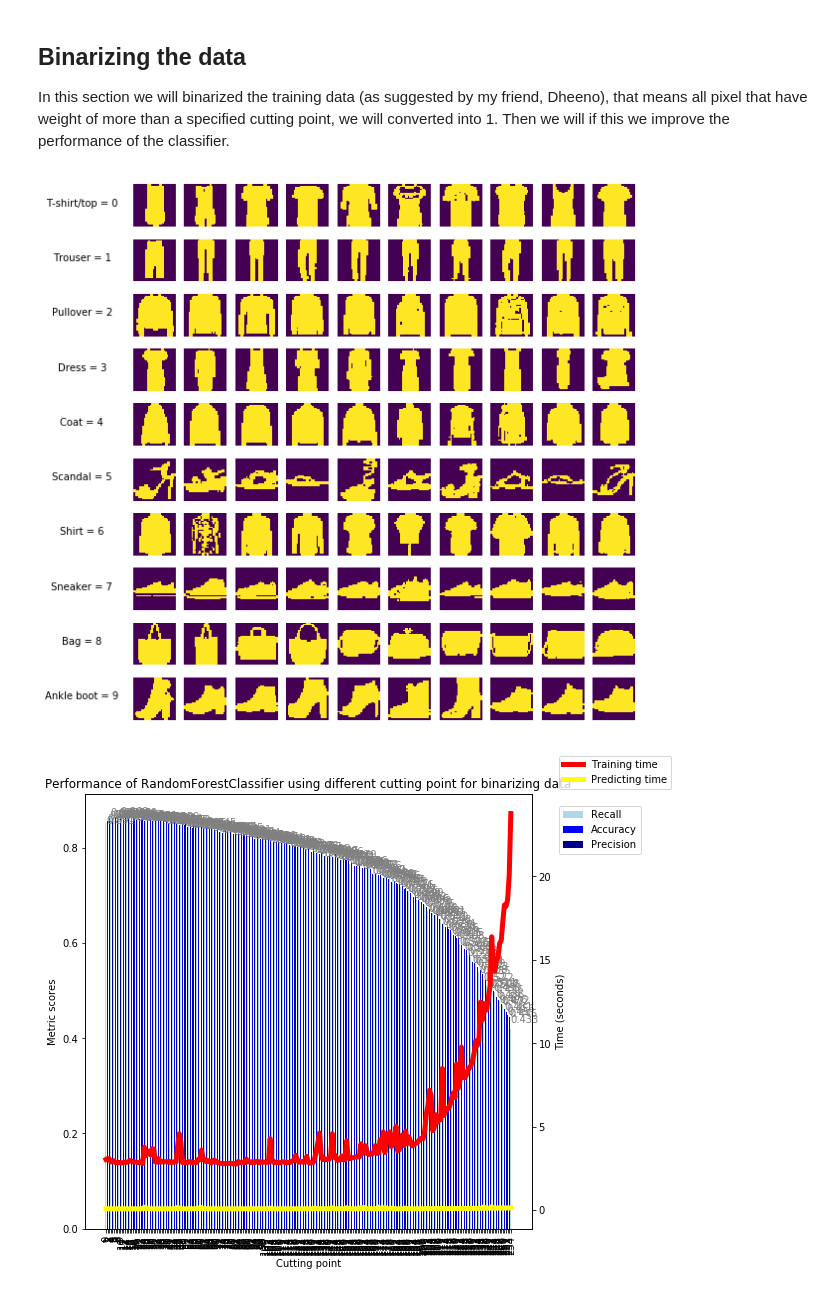
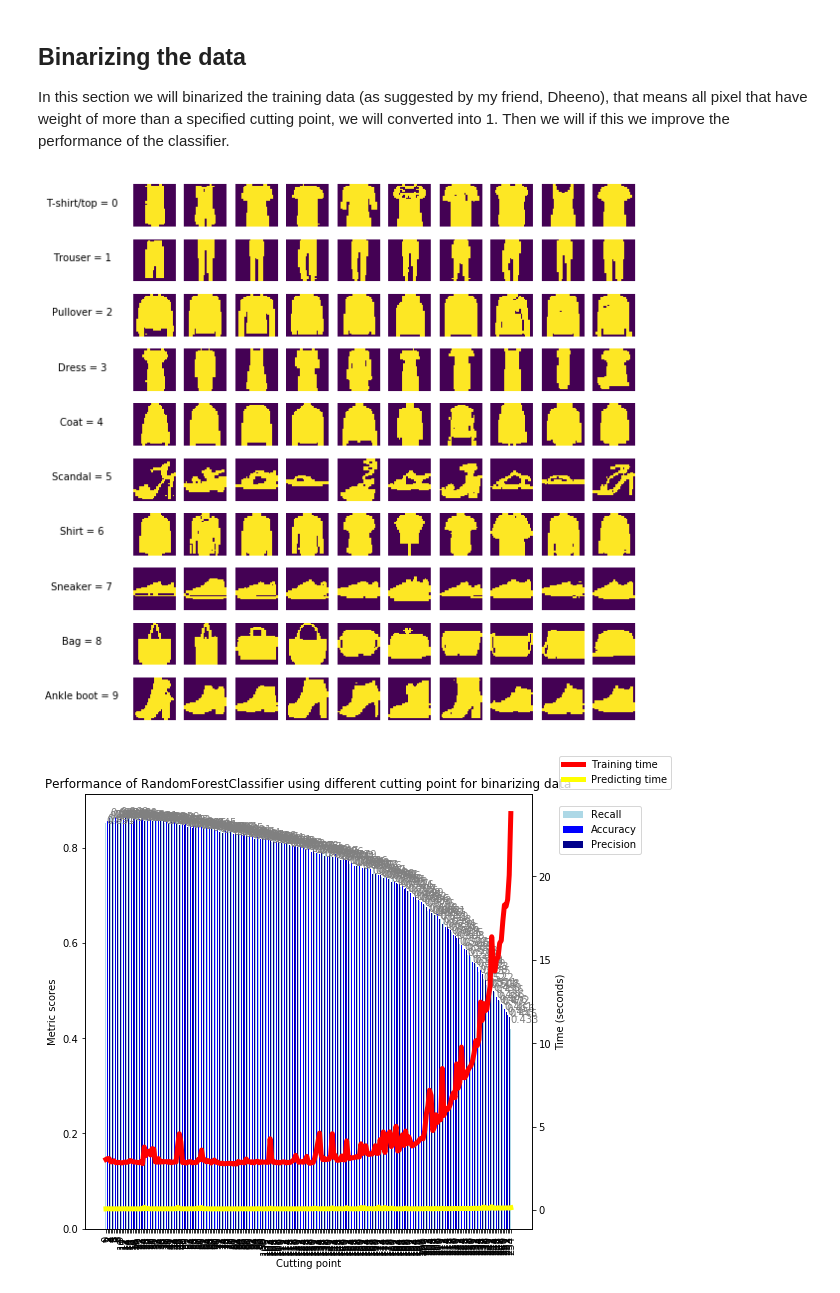
Before and after one commit to wongjiahau/fashion-mnist, a Jupyter notebook: main.ipynb, the cells around one changed output. Drawn from its saved outputs; the diff is of its cells as text; code cells hidden in the pictures.

```diff
--- a/main.ipynb
+++ b/main.ipynb
@@ -570,13 +569,13 @@ Then we will if this we improve the performance of the classifier.
 # %%
 def binarize(data, cutting_point):
     data[data <= cutting_point] = 0
     data[data > cutting_point] = 1
 
 X_train_binarized = np.array(X_train, copy=True)
-binarize(X_train_binarized, 20)
+binarize(X_train_binarized, 9)
 plot_data_image(X_train_binarized)
 # %% [output]
-[figure, old version]
+[figure, new version]
 # %%
 benchmark_results = []
 for cutting_point in range(0, 255):
```
Also changed, not shown: parts of 7 cells of this notebook.
